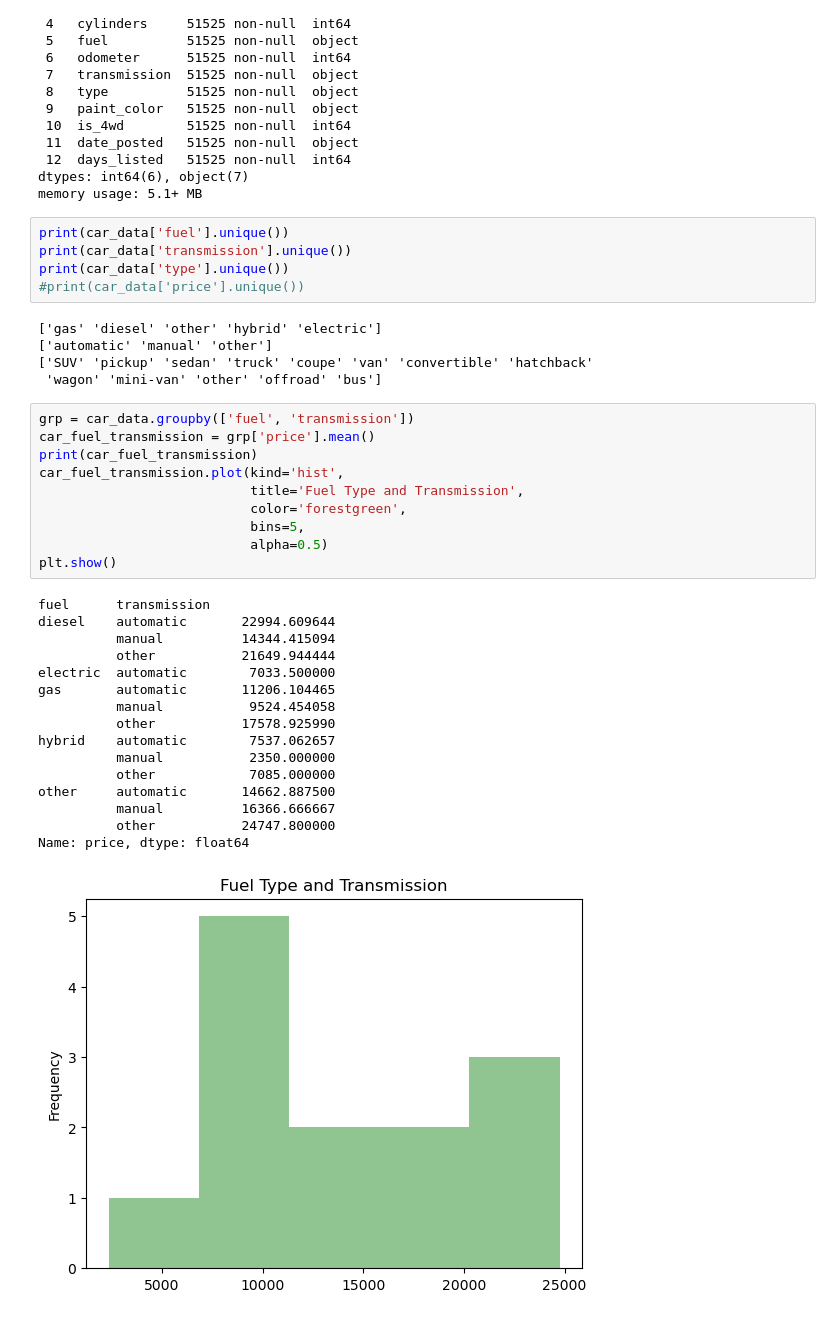
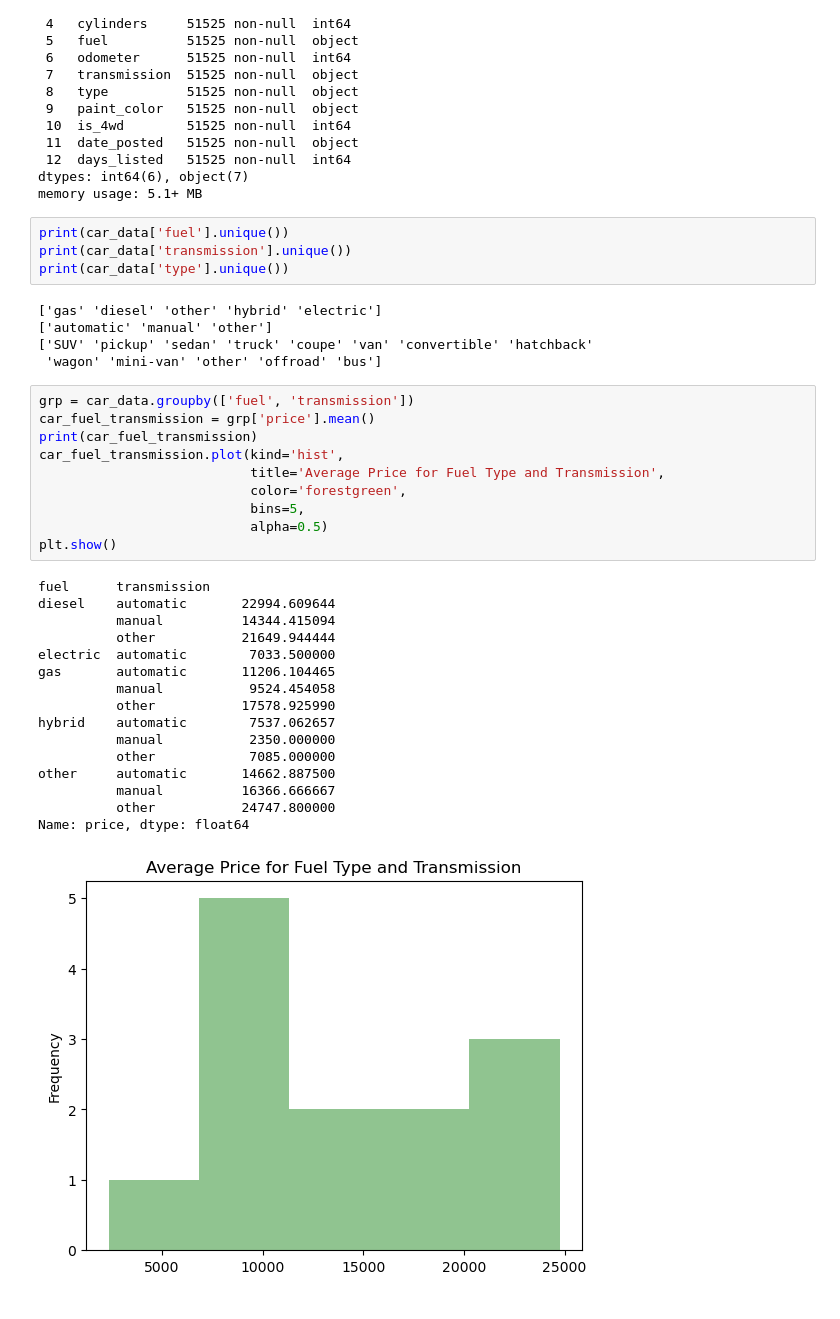
Before and after one commit to LDeYoung17/car-data-project-practicum, a Jupyter notebook: notebooks/EDA.ipynb, the cells around one changed output. Saved outputs shown, nothing was run; the diff lists cells and outputs as text.

```diff
--- a/notebooks/EDA.ipynb
+++ b/notebooks/EDA.ipynb
@@ -115,7 +115,6 @@ memory usage: 5.1+ MB
 print(car_data['fuel'].unique())
 print(car_data['transmission'].unique())
 print(car_data['type'].unique())
-#print(car_data['price'].unique())
 # %% [output]
 ['gas' 'diesel' 'other' 'hybrid' 'electric']
 ['automatic' 'manual' 'other']
@@ -124,27 +123,27 @@ print(car_data['type'].unique())
 # %%
 grp = car_data.groupby(['fuel', 'transmission'])
 car_fuel_transmission = grp['price'].mean()
 print(car_fuel_transmission)
 car_fuel_transmission.plot(kind='hist',
-                           title='Fuel Type and Transmission',
+                           title='Average Price for Fuel Type and Transmission',
                            color='forestgreen',
                            bins=5,
                            alpha=0.5)
 plt.show()
 # %% [output]
 fuel      transmission
 diesel    automatic       22994.609644
           manual          14344.415094
           other           21649.944444
 electric  automatic        7033.500000
 gas       automatic       11206.104465
           manual           9524.454058
           other           17578.925990
 hybrid    automatic        7537.062657
           manual           2350.000000
           other            7085.000000
 other     automatic       14662.887500
           manual          16366.666667
           other           24747.800000
 Name: price, dtype: float64
-[figure, old version]
+[figure, new version]
```
Also changed, not shown: parts of 1 cell of this notebook.
